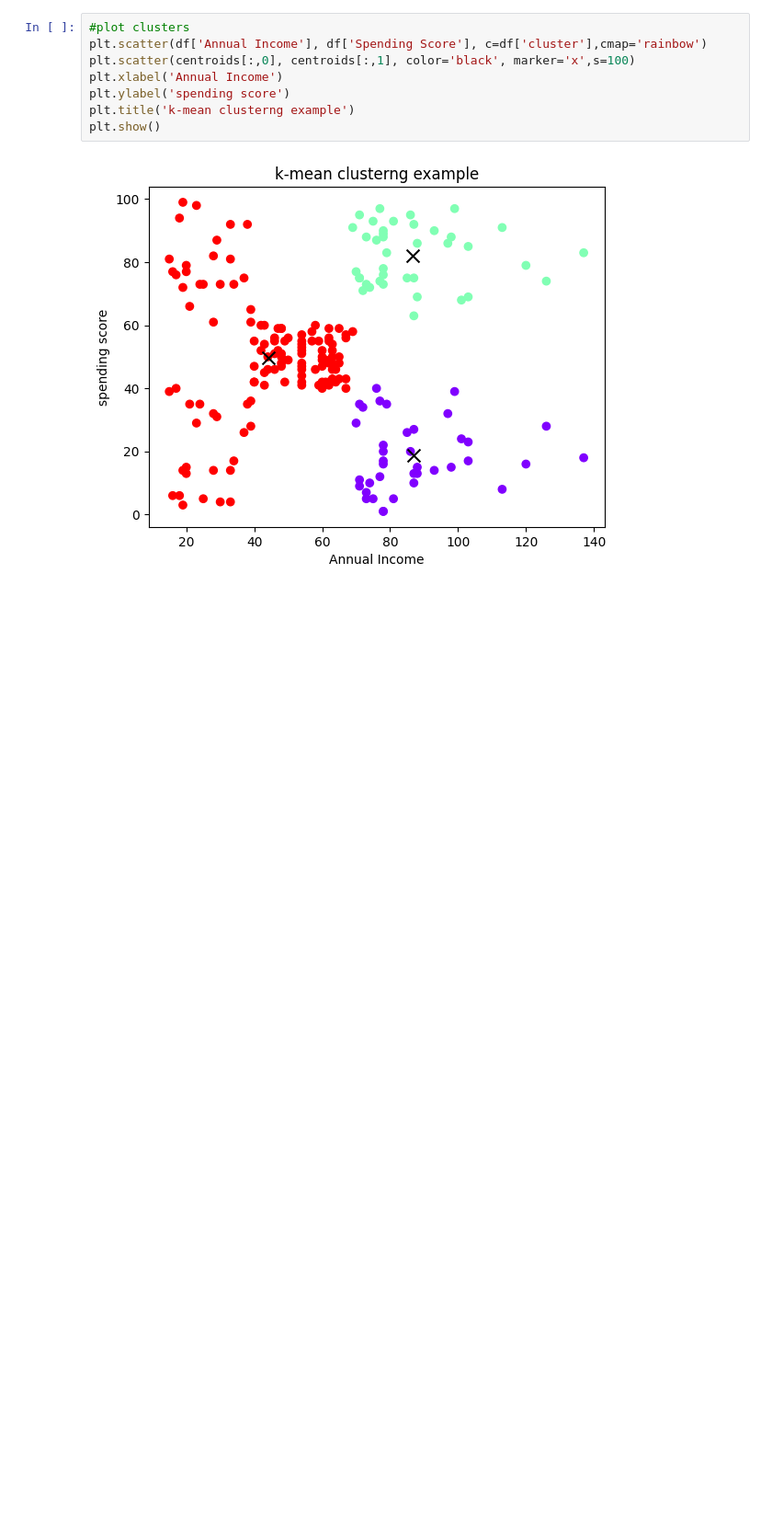
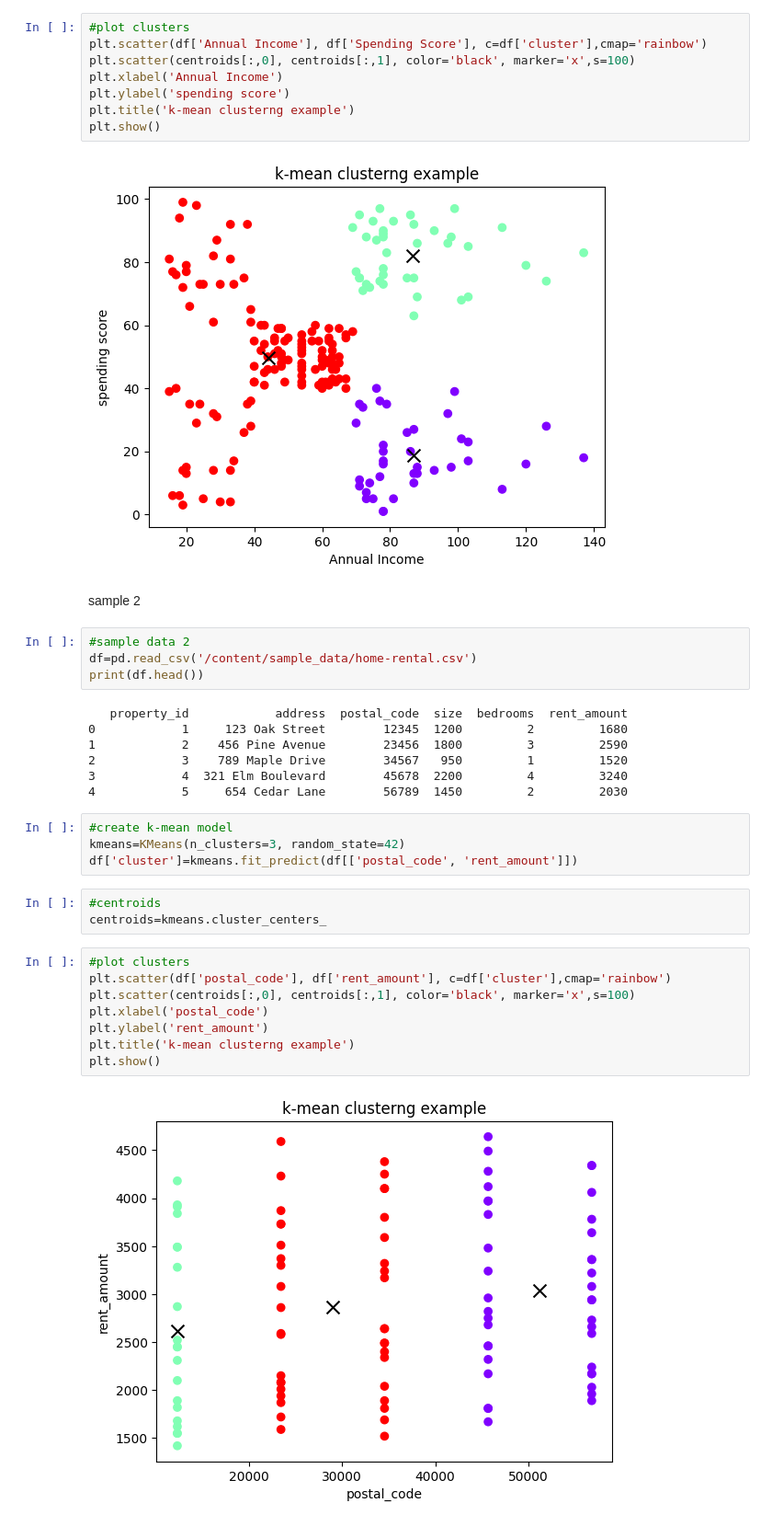
Before and after one commit to slikitha2503-arch/ict-academy, a Jupyter notebook: k_mean_cluster.ipynb, the cells around one changed output. Shown at 92% size. Cells and saved outputs as stored; diff of their text form; blank space fills up the shorter version.

```diff
--- a/k_mean_cluster.ipynb
+++ b/k_mean_cluster.ipynb
@@ -33,3 +33,33 @@ plt.title('k-mean clusterng example')
 plt.show()
 # %% [output]
 [figure]
+# %% [markdown]
+sample 2
+# %%
+#sample data 2
+df=pd.read_csv('/content/sample_data/home-rental.csv')
+print(df.head())
+# %% [output]
+   property_id            address  postal_code  size  bedrooms  rent_amount
+0            1     123 Oak Street        12345  1200         2         1680
+1            2    456 Pine Avenue        23456  1800         3         2590
+2            3    789 Maple Drive        34567   950         1         1520
+3            4  321 Elm Boulevard        45678  2200         4         3240
+4            5     654 Cedar Lane        56789  1450         2         2030
+# %%
+#create k-mean model
+kmeans=KMeans(n_clusters=3, random_state=42)
+df['cluster']=kmeans.fit_predict(df[['postal_code', 'rent_amount']])
+# %%
+#centroids
+centroids=kmeans.cluster_centers_
+# %%
+#plot clusters
+plt.scatter(df['postal_code'], df['rent_amount'], c=df['cluster'],cmap='rainbow')
+plt.scatter(centroids[:,0], centroids[:,1], color='black', marker='x',s=100)
+plt.xlabel('postal_code')
+plt.ylabel('rent_amount')
+plt.title('k-mean clusterng example')
+plt.show()
+# %% [output]
+[figure, added]
```
